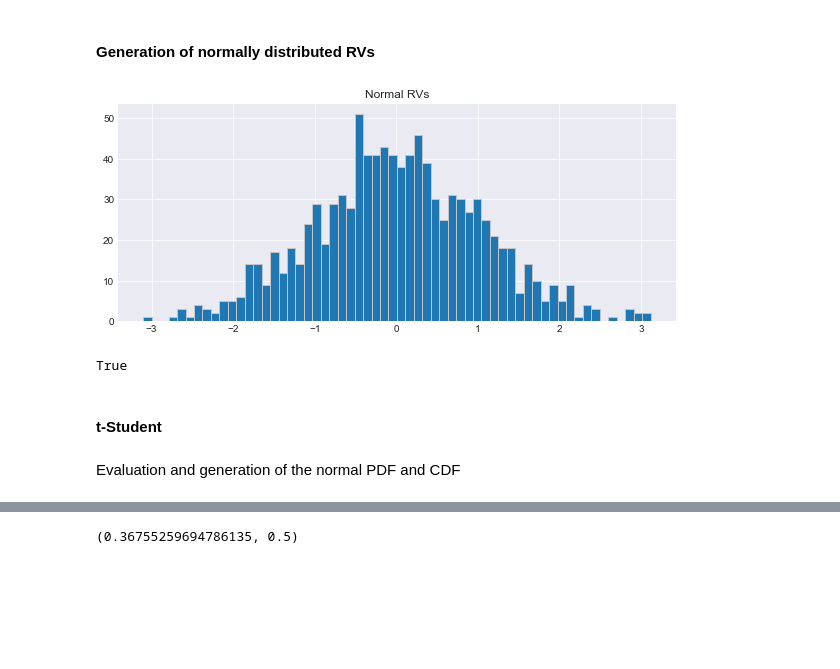
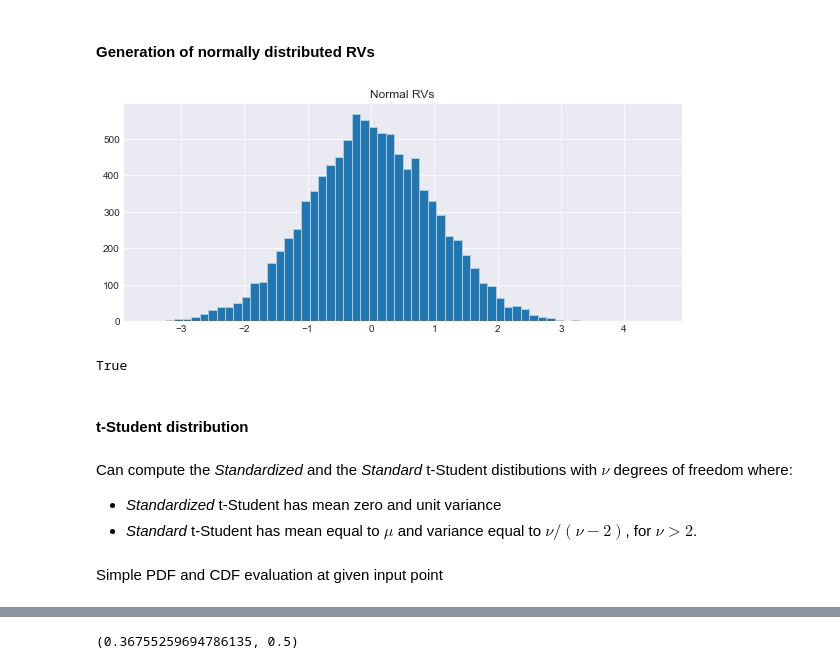
Before and after one commit to z4ir3/quant-library, a Jupyter notebook: tutorial-quant-library.ipynb, the cells around one changed output, grey strips where cells are left out. Cells and saved outputs as stored; diff of their text form; code cells hidden in the pictures; blank space fills up the shorter version.

Commit message:
optimizing t student

```diff
--- a/tutorial-quant-library.ipynb
+++ b/tutorial-quant-library.ipynb
@@ -570,0 +573,4 @@ ql.summary_stats(rets, CL=CL)
+# %%
+x   = 0
+mu  = 0
+std = 1
@@ -615,21 +623,25 @@ dtype: bool
 # %% [markdown]
 #### Generation of normally distributed RVs
 # %%
-nnc = ql.gen_normal_rvs(mu=0, std=1, size=1000)
+nnc = ql.gen_rvs_normal(mu=mu, std=std, size=10000)
 # %%
 fig = plt.figure(figsize=(10,4))
 plt.title("Normal RVs")
-nnc.hist(figsize=(10,4), grid=True, bins=60, density=False, edgecolor=(0.77,0.77,0.77))
+nnc.hist(grid=True, bins=60, density=False, edgecolor=(0.77,0.77,0.77))
 plt.show()
 # %% [output]
-[figure, old version]
+[figure, new version]
 # %%
 # Note that the normality test is passed here
 ql.is_normal(nnc, siglev=0.05)
 # %% [output]
 True
 # %% [markdown]
-#### t-Student
+#### t-Student distribution
-# %% [markdown]
-Evaluation and generation of the normal PDF and CDF
+# %% [markdown]
+Can compute the *Standardized* and the *Standard* t-Student distibutions with $\nu$ degrees of freedom where:
+  * *Standardized* t-Student has mean zero and unit variance
+  * *Standard* t-Student has mean equal to $\mu$ and variance equal to $\nu/(\nu - 2)$, for $\nu>2$.
+# %% [markdown]
+Simple PDF and CDF evaluation at given input point
 # %%
```
Also changed, not shown: parts of 34 cells of this notebook.
